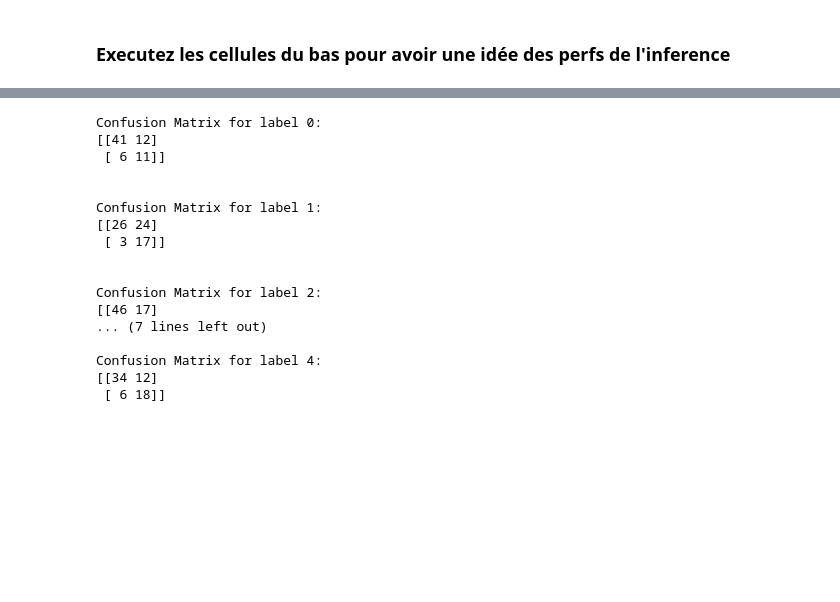
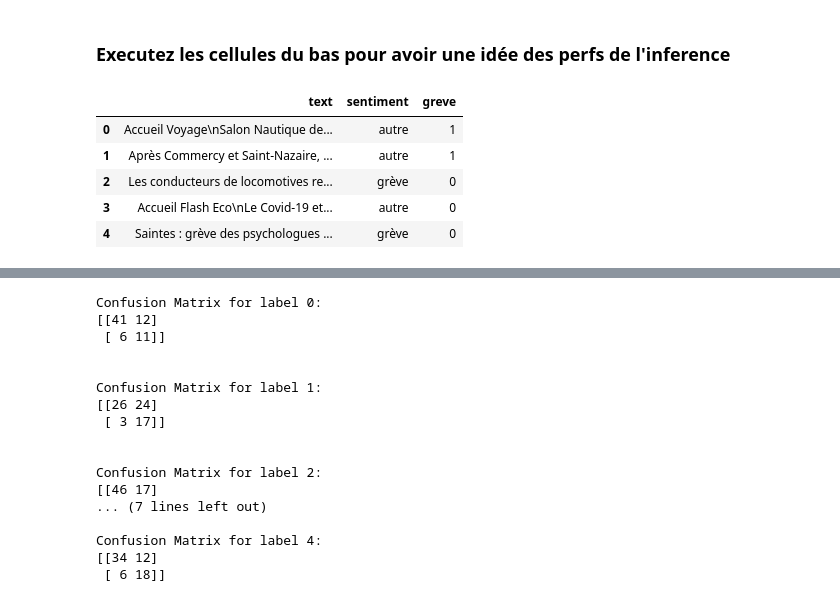
Before and after one commit to StephOgre/Ollama, a Jupyter notebook: webStrikeLLM.ipynb, the cells around one changed output, grey strips where cells are left out. Saved outputs shown, nothing was run; the diff lists cells and outputs as text; code cells hidden in the pictures; blank space fills up the shorter version.

```diff
--- a/webStrikeLLM.ipynb
+++ b/webStrikeLLM.ipynb
@@ -223,6 +287,15 @@ df_inferencee
 63 rows × 12 columns
 # %% [markdown]
 ### Executez les cellules du bas pour avoir une idée des perfs de l'inference
+# %%
+df_inference.head()
+# %% [output]
+|  | text | sentiment | greve |
+| 0 | Accueil Voyage\nSalon Nautique de... | autre | 1 |
+| 1 | Après Commercy et Saint-Nazaire, ... | autre | 1 |
+| 2 | Les conducteurs de locomotives re... | grève | 0 |
+| 3 | Accueil Flash Eco\nLe Covid-19 et... | autre | 0 |
+| 4 | Saintes : grève des psychologues ... | grève | 0 |
 # %%
 df_dummies=pd.merge(pd.get_dummies(df["sentiment"]).astype(int),df,how="inner",left_index=True,right_index=True)
 # %%
```
Also changed, not shown: parts of 7 cells of this notebook.
